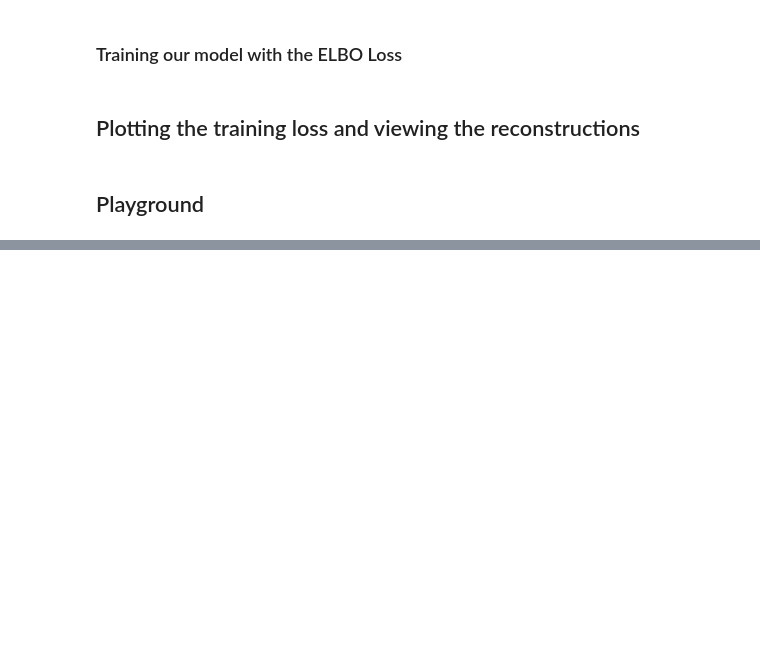
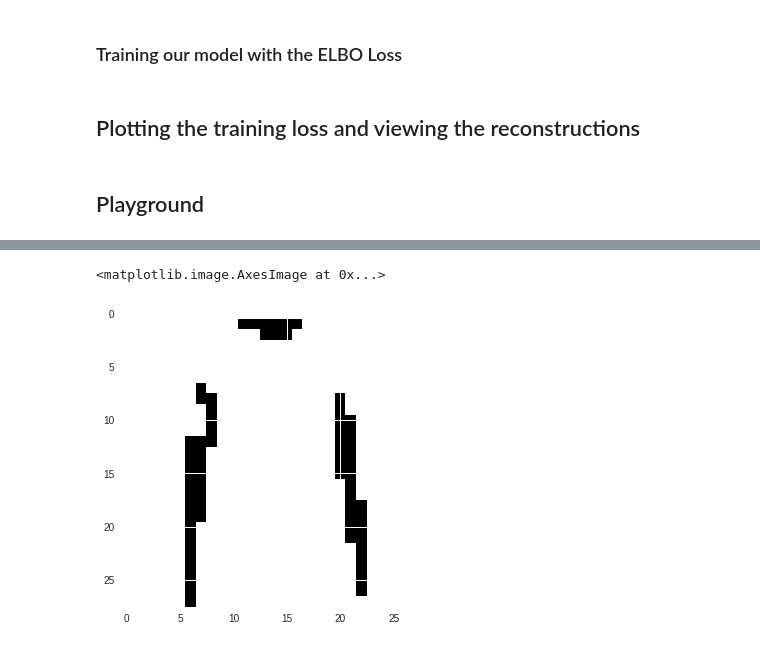
Before and after one commit to jarrydmartinx/generative-models, a Jupyter notebook: variational-autoencoder.ipynb, the cells around one changed output, grey strips where cells are left out. Cells and saved outputs as stored; diff of their text form; code cells hidden in the pictures; blank space fills up the shorter version.

```diff
--- a/variational-autoencoder.ipynb
+++ b/variational-autoencoder.ipynb
@@ -358,0 +485,2 @@ kept_images = images
+# %%
+(train_images, _), (test_images, _) = tf.keras.datasets.fashion_mnist.load_data()
@@ -358,0 +576,6 @@ kept_images = images
+# %%
+N_TRAINING_STEPS = 6000
+N_LATENT = 2
+N_OBSERVED = 784
+BATCH_SIZE = 128
+N_TRAINING_SAMPLES = train_images.shape[0]
@@ -358,0 +730,5 @@ kept_images = images
+# %%
+plt.imshow(truth[6])
+# %% [output]
+<matplotlib.image.AxesImage at 0x...>
+[figure, added]
```
Also changed, not shown: parts of 46 cells of this notebook.
